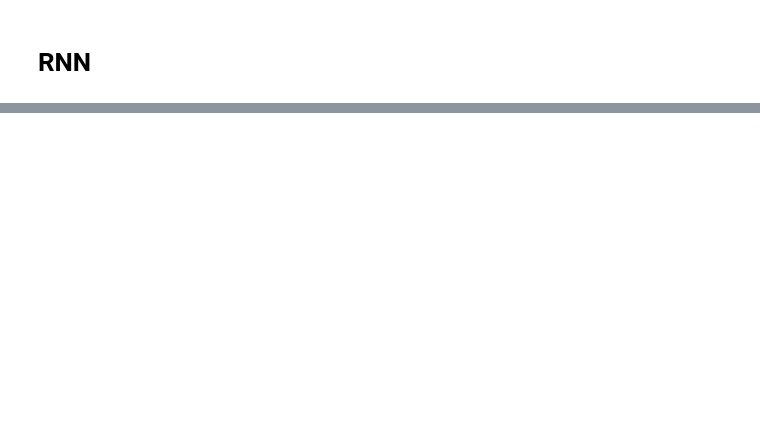
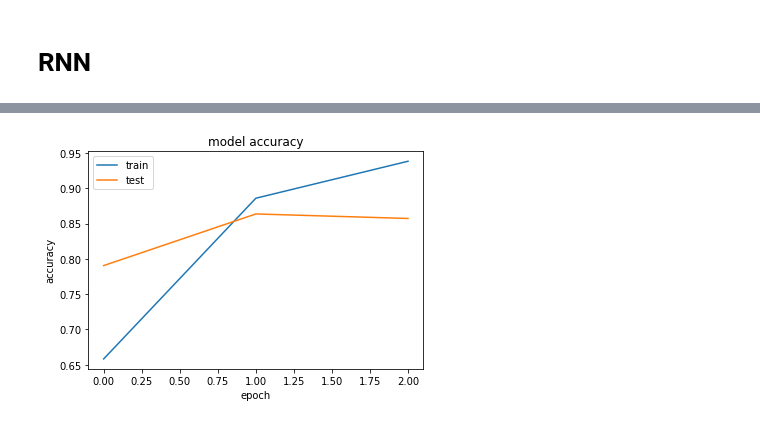
Before and after one commit to erstrong/DeepNeuralNetworksandAI, a Jupyter notebook: Assignment3/Experiment2.ipynb, the cells around one changed output, grey strips where cells are left out. Cells and saved outputs as stored; diff of their text form; code cells hidden in the pictures; blank space fills up the shorter version.

```diff
--- a/Assignment3/Experiment2.ipynb
+++ b/Assignment3/Experiment2.ipynb
@@ -820,0 +914,13 @@ array([[ 66,  91],
+# %%
+model2 = Sequential()
+model2.add(Embedding(max_features, 32))
+model2.add(SimpleRNN(32, return_sequences=True))
+model2.add(SimpleRNN(32))
+model2.add(Dense(1, activation='sigmoid'))
+
+model2.compile(optimizer='rmsprop', loss='binary_crossentropy', metrics=['acc'])
+history2 = model2.fit(input_train, train_labels,
+                    epochs=10,
+                    batch_size=128,
+                    validation_split=0.2,
+                    callbacks=[EarlyStopping()])
@@ -820,0 +941,10 @@ array([[ 66,  91],
+# %%
+plt.plot(history2.history['acc'])
+plt.plot(history2.history['val_acc'])
+plt.title('model accuracy')
+plt.ylabel('accuracy')
+plt.xlabel('epoch')
+plt.legend(['train', 'test'], loc='upper left')
+plt.show()
+# %% [output]
+[figure, added]
```
Also changed, not shown: parts of 55 cells of this notebook, 2 other files.
